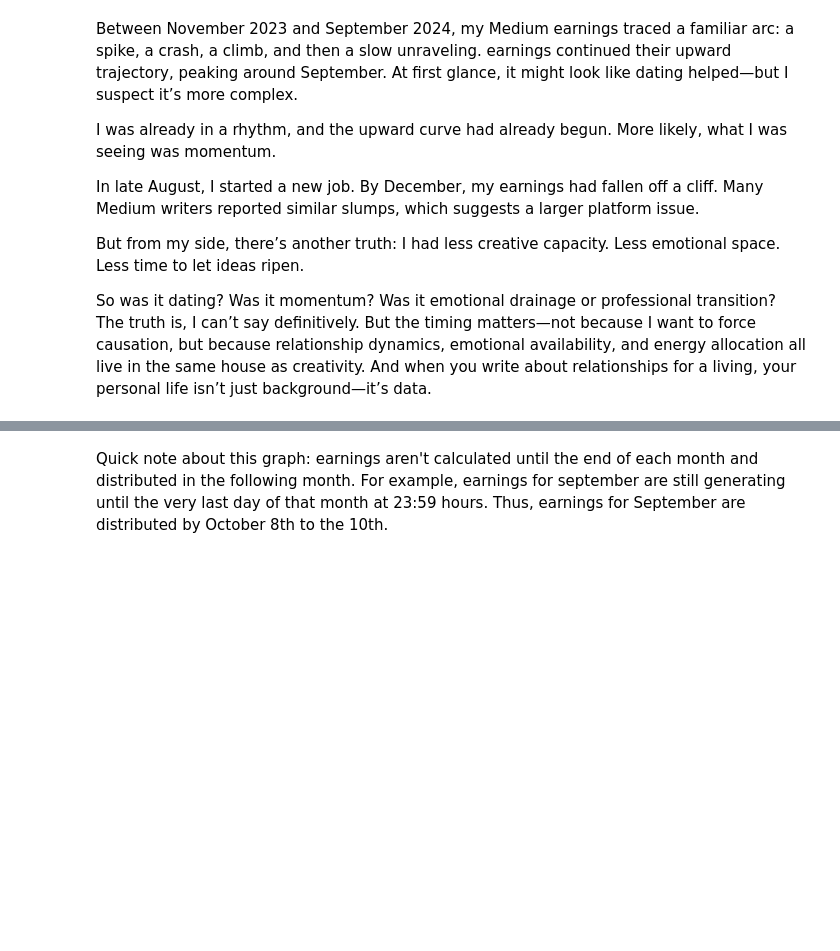
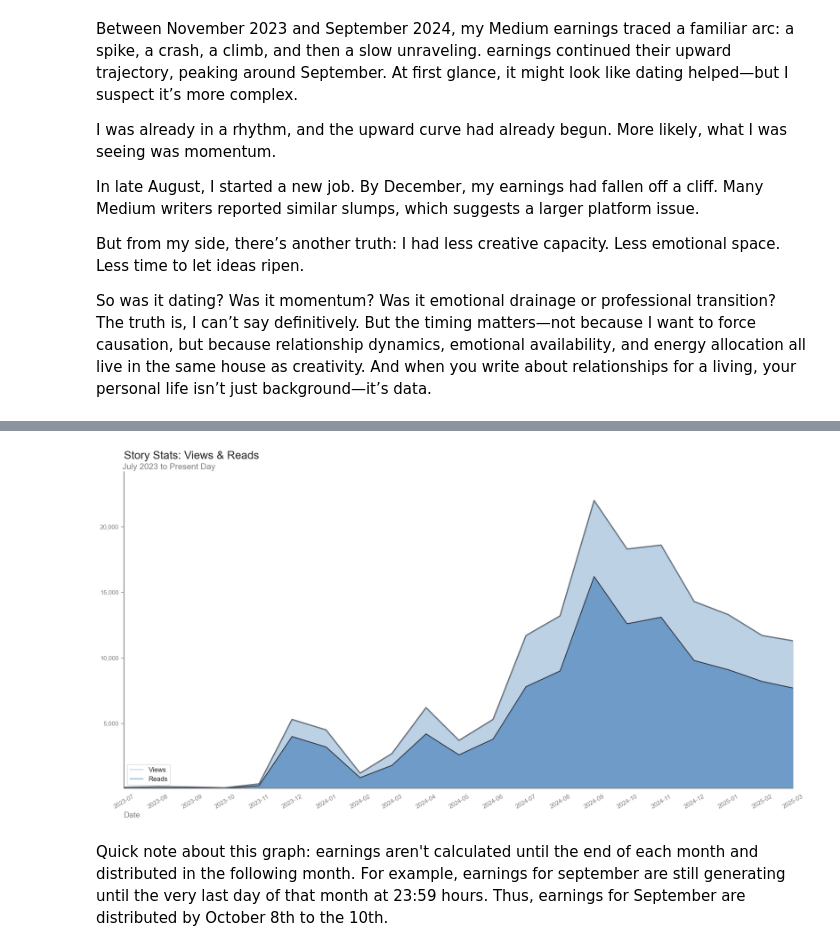
Before and after one commit to paul-trood/medium_earnings, a Jupyter notebook: 02_data_analysis.ipynb, the cells around one changed output, grey strips where cells are left out. Drawn from its saved outputs; the diff is of its cells as text; code cells hidden in the pictures; blank space fills up the shorter version.

```diff
--- a/02_data_analysis.ipynb
+++ b/02_data_analysis.ipynb
@@ -636,3 +543,69 @@ plt.show()
+# %%
+# Sort by date
+df_plot = df_plot.sort_values(by="date")
+
+# Plot base line (Views)
+g = sns.relplot(
+    data=df_plot,
+    x="date",
+    y="views",
+    kind="line",
+    linewidth=2.3,
+    color="#6a6766",
+    height=10,
+    aspect=1.8
+)
+
+ax = g.ax
+
+# Format x-axis (monthly ticks, rotated)
+ax.xaxis.set_major_locator(mdates.MonthLocator())
+ax.xaxis.set_major_formatter(mdates.DateFormatter('%Y-%m'))
+ax.tick_params(axis="x", rotation=30, colors="grey", width=1)
+
+# Create second y-axis
+ax2 = ax.twinx()
+ax2.set(yticklabels=[], yticks=[])
+ax2.fill_between(df_plot["date"], df_plot["views"], alpha=0.4, color="#5a8ec0")
+ax2.fill_between(df_plot["date"], df_plot["reads"], alpha=0.8, color="#5a8ec0")
+
+# Plot reads line
+sns.lineplot(data=df_plot, x="date", y="reads", ax=ax2, color="#2b2f3b")
+
+# Match y-axis limits with 10% buffer
+y_min = min(df_plot["views"].min(), df_plot["reads"].min())
+y_max = max(df_plot["views"].max(), df_plot["reads"].max()) * 1.1
+ax.set_ylim(y_min, y_max)
+ax2.set_ylim(y_min, y_max)
+
+# Styling: spines, ticks, grid
+for a in [ax, ax2]:
+    for spine in a.spines.values():
+        spine.set_color("grey")
+ax.spines["top"].set_visible(False)
+ax.spines["right"].set_visible(False)
+ax2.spines["top"].set_visible(False)
+ax2.spines["right"].set_visible(False)
+ax.tick_params(axis="y", colors="grey", width=1)
+ax.margins(x=0)
+ax.yaxis.set_major_formatter(StrMethodFormatter('{x:,.0f}'))
+
+# Titles
+ax.set_xlabel("Date", fontsize=14, color="grey", loc="left")
+ax.set_ylabel("")
+ax2.set_ylabel("")
+ax.set_title("Story Stats: Views & Reads", fontsize=20, loc="left", y=1.03)
+plt.suptitle("July 2023 to Present Day", x=0.106, y=0.91, fontsize=15, color="grey")
+
+# Legend
+ax2.plot([], [], color="#5a8ec0", alpha=0.4, label="Views")
+ax2.plot([], [], color="#5a8ec0", alpha=0.8, label="Reads")
+ax2.legend(loc="lower left", fontsize=12)
+
+plt.tight_layout()
+plt.show()
+# %% [output]
+[figure, added]
 # %% [markdown]
 Quick note about this graph: earnings aren't calculated until the end of each month and distributed in the following month.
 For example, earnings for september are still generating until the very last day of that month at 23:59 hours.
```
Also changed, not shown: parts of 18 cells of this notebook.
